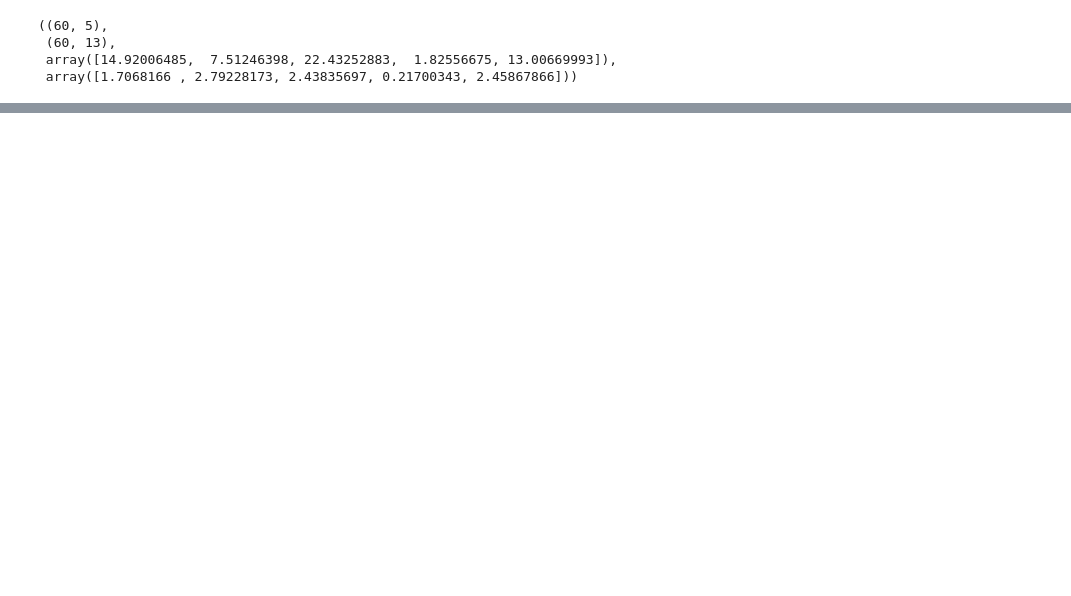
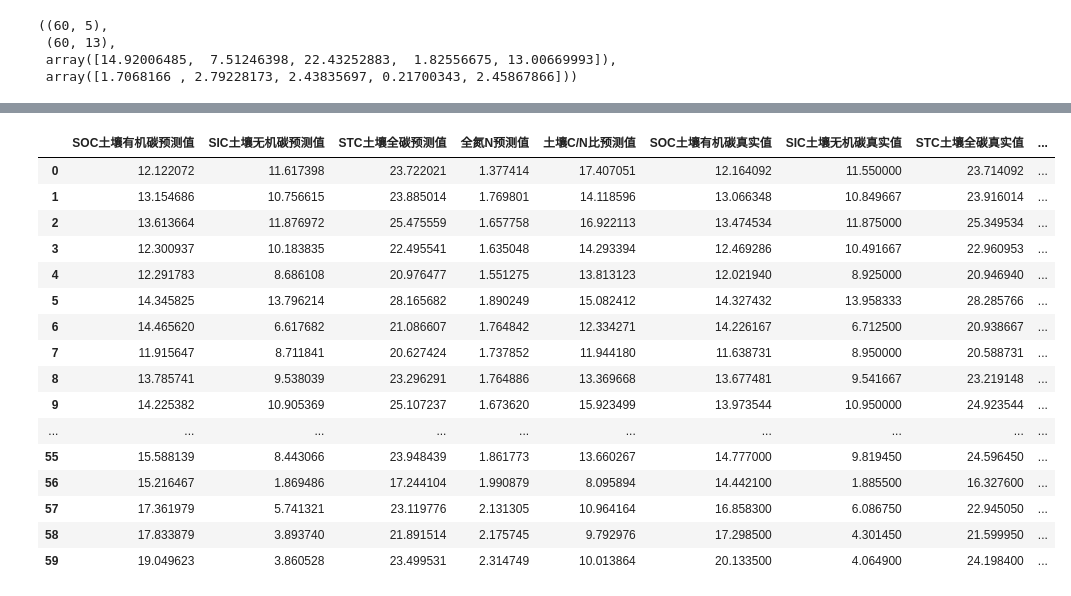
Before and after one commit to cgsdfc/huawei-cup19-problem-e, a Jupyter notebook: 问题3-模型训练-回归.ipynb, the cells around one changed output, grey strips where cells are left out. Saved outputs shown, nothing was run; the diff lists cells and outputs as text; code cells hidden in the pictures; blank space fills up the shorter version.

```diff
--- a/问题3-模型训练-回归.ipynb
+++ b/问题3-模型训练-回归.ipynb
@@ -27,6 +26,7 @@ YEAR,INTENSITY,BLOCK,SOC,SIC,STC,ALLN,CN=['year', '放牧强度（intensity）',
 df_NUMERIC=pd.read_csv('./问题3-因变量.csv')
 scaler=pickle.load(open('./问题3-scaler.pkl','rb'))
 df_INPUT=pd.read_csv('./问题3-自变量.csv')
+df_INDEX=pd.read_csv('./问题3-索引.csv')
 # %%
 df_NUMERIC.shape, df_INPUT.shape, scaler.mean_, scaler.scale_
 # %% [output]
@@ -158,0 +126,27 @@ plotPredGnd(ALLN)
+# %%
+pred=model.predict(df_INPUT.values)
+df_pred=pd.DataFrame(data=pred, columns=df_NUMERIC.columns)
+df_pred[:]=scaler.inverse_transform(df_pred.values)
+df_gnd=pd.DataFrame(data=scaler.inverse_transform(df_NUMERIC),columns=df_NUMERIC.columns)
+PRED,GND='预测值','真实值'
+df=df_pred.join(df_gnd, rsuffix=GND, lsuffix=PRED).join(df_INDEX)
+df.to_csv('问题3-预测结果-训练集.csv', index=False)
+df
+# %% [output]
+|  | SOC土壤有机碳预测值 | SIC土壤无机碳预测值 | STC土壤全碳预测值 | 全氮N预测值 | 土壤C/N比预测值 | SOC土壤有机碳真实值 | SIC土壤无机碳真实值 | STC土壤全碳真实值 | ... |
+| 0 | 12.122072 | 11.617398 | 23.722021 | 1.377414 | 17.407051 | 12.164092 | 11.550000 | 23.714092 | ... |
+| 1 | 13.154686 | 10.756615 | 23.885014 | 1.769801 | 14.118596 | 13.066348 | 10.849667 | 23.916014 | ... |
+| 2 | 13.613664 | 11.876972 | 25.475559 | 1.657758 | 16.922113 | 13.474534 | 11.875000 | 25.349534 | ... |
+| 3 | 12.300937 | 10.183835 | 22.495541 | 1.635048 | 14.293394 | 12.469286 | 10.491667 | 22.960953 | ... |
+| 4 | 12.291783 | 8.686108 | 20.976477 | 1.551275 | 13.813123 | 12.021940 | 8.925000 | 20.946940 | ... |
+| 5 | 14.345825 | 13.796214 | 28.165682 | 1.890249 | 15.082412 | 14.327432 | 13.958333 | 28.285766 | ... |
+| 6 | 14.465620 | 6.617682 | 21.086607 | 1.764842 | 12.334271 | 14.226167 | 6.712500 | 20.938667 | ... |
+| 7 | 11.915647 | 8.711841 | 20.627424 | 1.737852 | 11.944180 | 11.638731 | 8.950000 | 20.588731 | ... |
+| 8 | 13.785741 | 9.538039 | 23.296291 | 1.764886 | 13.369668 | 13.677481 | 9.541667 | 23.219148 | ... |
+| 9 | 14.225382 | 10.905369 | 25.107237 | 1.673620 | 15.923499 | 13.973544 | 10.950000 | 24.923544 | ... |
+| ... | ... | ... | ... | ... | ... | ... | ... | ... | ... |
+| 55 | 15.588139 | 8.443066 | 23.948439 | 1.861773 | 13.660267 | 14.777000 | 9.819450 | 24.596450 | ... |
+| 56 | 15.216467 | 1.869486 | 17.244104 | 1.990879 | 8.095894 | 14.442100 | 1.885500 | 16.327600 | ... |
+| 57 | 17.361979 | 5.741321 | 23.119776 | 2.131305 | 10.964164 | 16.858300 | 6.086750 | 22.945050 | ... |
+| 58 | 17.833879 | 3.893740 | 21.891514 | 2.175745 | 9.792976 | 17.298500 | 4.301450 | 21.599950 | ... |
+| 59 | 19.049623 | 3.860528 | 23.499531 | 2.314749 | 10.013864 | 20.133500 | 4.064900 | 24.198400 | ... |
```
Also changed, not shown: parts of 21 cells of this notebook, 4 other files.
